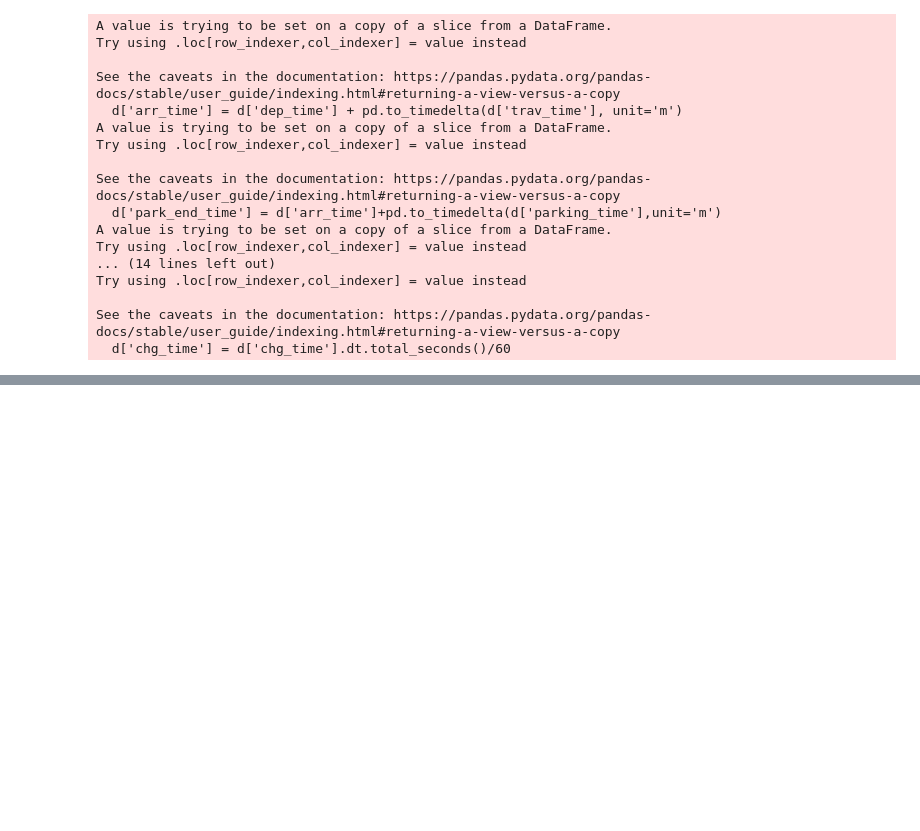
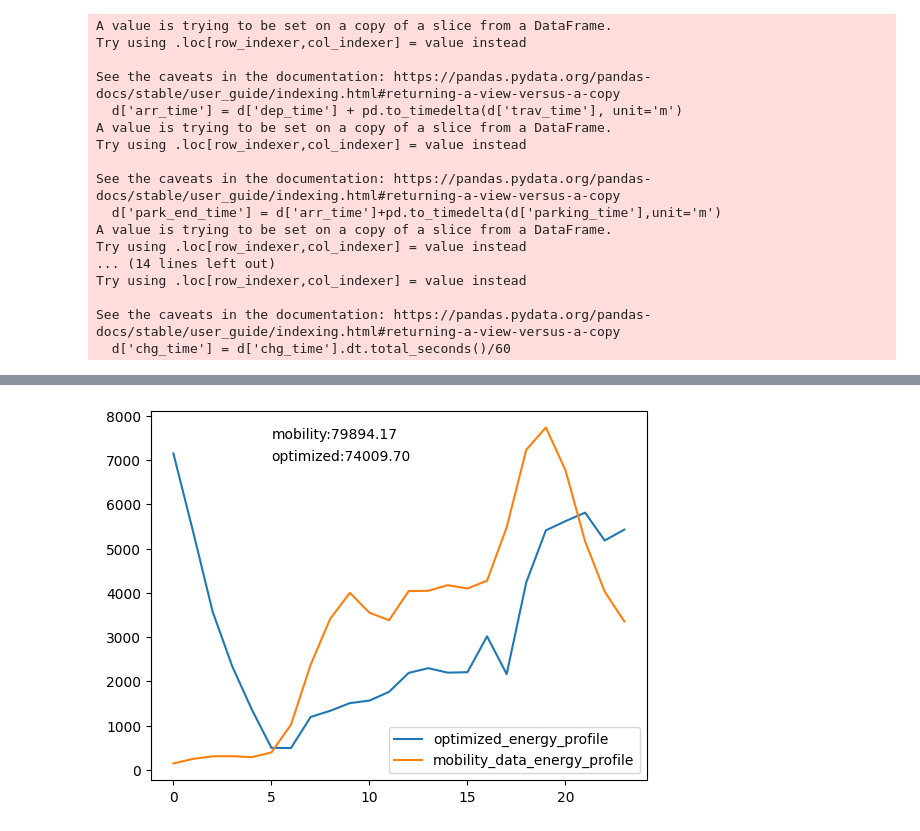
Before and after one commit to Huiwennnnn/MT, a Jupyter notebook: match_profile_split.ipynb, the cells around one changed output, grey strips where cells are left out. Cells and saved outputs as stored; diff of their text form; code cells hidden in the pictures; blank space fills up the shorter version.

```diff
--- a/match_profile_split.ipynb
+++ b/match_profile_split.ipynb
@@ -530,11 +562,13 @@ e.set_index(concat_res.index,inplace=True)
 res_e = pd.Series(e.sum(),name='agg_e')
 res_e_sum = res_e.sum()
 # %%
-res_p = concat_res.sum()[1:]
+res_p = concat_res.sum()
 # plt.plot(res_p,label='optimized_power_profile')
 plt.plot(res_e,label='optimized_energy_profile')
 plt.plot(agg_e,label='mobility_data_energy_profile')
 plt.text(5,7500,f'mobility:{tot_e:.2f}')
 plt.text(5,7000,f'optimized:{res_e_sum:.2f}')
 plt.legend()
 plt.savefig(f'{path}/optimized_vs_mobility_energy_profile.png')
+# %% [output]
+[figure, added]
```
Also changed, not shown: parts of 11 cells of this notebook.
